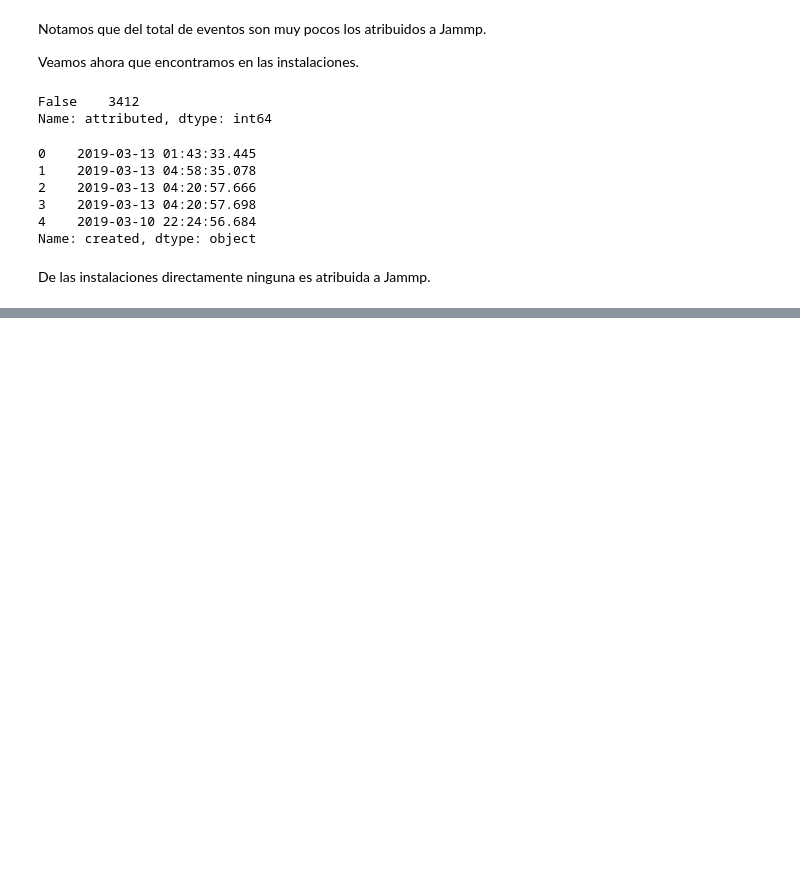
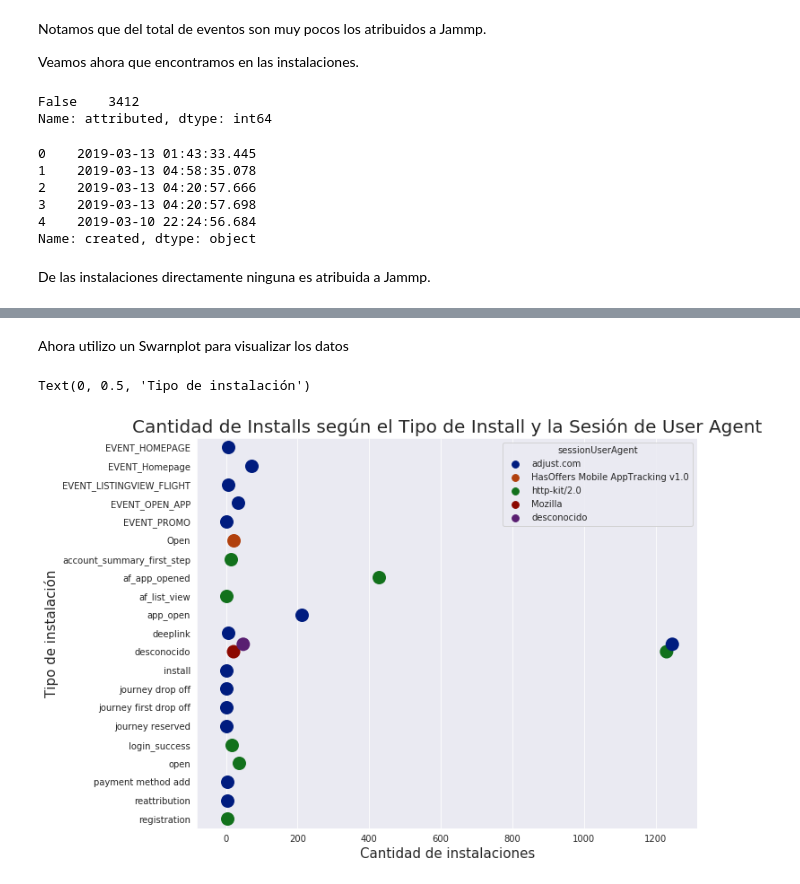
Before and after one commit to EscobarMariaSol/Organizacion-de-datos, a Jupyter notebook: TP1-Analisis de Events e Installs.ipynb, the cells around one changed output, grey strips where cells are left out. Drawn from its saved outputs; the diff is of its cells as text; code cells hidden in the pictures; blank space fills up the shorter version.

```diff
--- a/TP1-Analisis de Events e Installs.ipynb
+++ b/TP1-Analisis de Events e Installs.ipynb
@@ -156,0 +184,4 @@ Name: device_language, dtype: int64
+# %%
+# Relleno los Nan con un string 'desconocido'
+inst_kind = inst.filter(items = ['created', 'kind', 'session_user_agent']).fillna('desconocido')
+inst_kind.groupby(['kind','session_user_agent']).agg({'created': 'count'})
@@ -156,0 +209,6 @@ Name: device_language, dtype: int64
+# %%
+def perteneceAMozilla(x):
+    return 'Mozilla' in x
+
+inst_kind['sessionUserAgent'] = inst_kind['session_user_agent'].apply(lambda x : 'Mozilla' if perteneceAMozilla(x) else x)
+inst_kind.head(10)
@@ -156,0 +227,3 @@ Name: device_language, dtype: int64
+# %%
+count_session_kind = inst_kind.groupby(['kind','sessionUserAgent']).agg({'created': 'count'})
+count_session_kind.head(10)
@@ -156,0 +243,3 @@ Name: device_language, dtype: int64
+# %%
+count_session_kind = count_session_kind.reset_index()
+count_session_kind
@@ -156,0 +264,12 @@ Name: device_language, dtype: int64
+# %% [markdown]
+Ahora utilizo un Swarnplot para visualizar los datos
+# %%
+plt.figure(figsize = (10,8))
+sns.set_palette("dark")
+cat_plot = sns.swarmplot(y = "kind", x = "created", hue = "sessionUserAgent", data = count_session_kind, size = 15)
+cat_plot.set_title("Cantidad de Installs según el Tipo de Install y la Sesión de User Agent", fontsize = '20')
+cat_plot.set_xlabel("Cantidad de instalaciones", fontsize = 15)
+cat_plot.set_ylabel("Tipo de instalación", fontsize = 15)
+# %% [output]
+Text(0, 0.5, 'Tipo de instalación')
+[figure, added]
```
Also changed, not shown: parts of 26 cells of this notebook, 1 other file.
